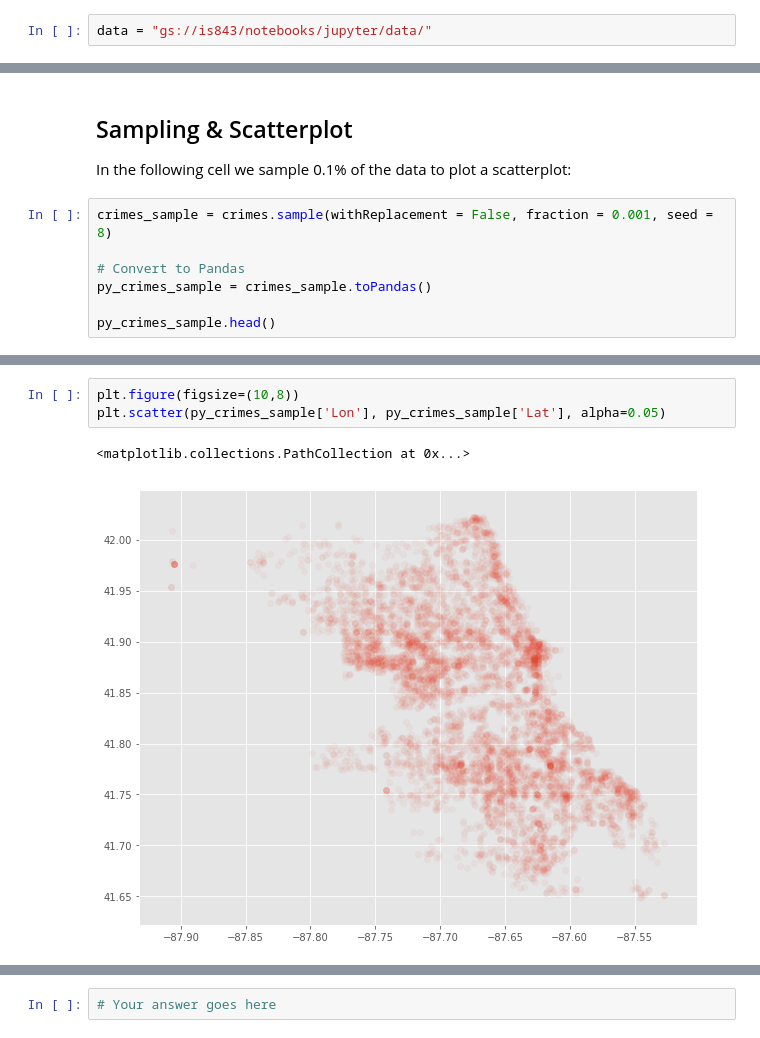
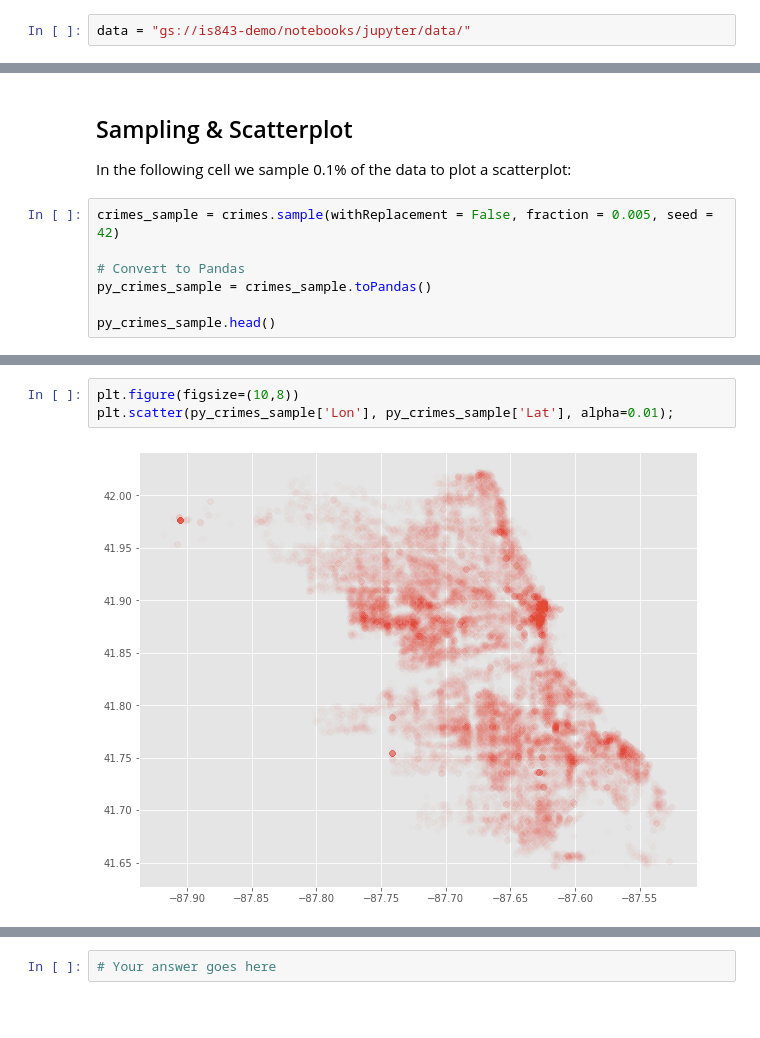
Before and after one commit to soltaniehha/Big-Data-Analytics-for-Business, a Jupyter notebook: 08-EDA-and-Data-Sources/01-EDA.ipynb, the cells around one changed output, grey strips where cells are left out. Drawn from its saved outputs; the diff is of its cells as text; blank space fills up the shorter version.

```diff
--- a/08-EDA-and-Data-Sources/01-EDA.ipynb
+++ b/08-EDA-and-Data-Sources/01-EDA.ipynb
@@ -28,5 +5,5 @@ You may then comment out the above cell so it doesn't get executed again.
 # %%
-data = "gs://is843/notebooks/jupyter/data/"
+data = "gs://is843-demo/notebooks/jupyter/data/"
 # %% [markdown]
 # Exploratory Data Analysis or Data Profiling
 
@@ -489,7 +469,7 @@ Text(0.5,1,'Number of Crimes per Month')
 ## Sampling & Scatterplot
 In the following cell we sample 0.1% of the data to plot a scatterplot:
 # %%
-crimes_sample = crimes.sample(withReplacement = False, fraction = 0.001, seed = 8)
+crimes_sample = crimes.sample(withReplacement = False, fraction = 0.005, seed = 42)
 
 # Convert to Pandas
 py_crimes_sample = crimes_sample.toPandas()
@@ -505,9 +485,8 @@ py_crimes_sample.head()
 # %%
 plt.figure(figsize=(10,8))
-plt.scatter(py_crimes_sample['Lon'], py_crimes_sample['Lat'], alpha=0.05)
+plt.scatter(py_crimes_sample['Lon'], py_crimes_sample['Lat'], alpha=0.01);
 # %% [output]
-<matplotlib.collections.PathCollection at 0x...>
-[figure, old version]
+[figure, new version]
 # %% [markdown]
 <img src="https://github.com/soltaniehha/Big-Data-Analytics-for-Business/blob/master/figs/07-01-Chicago.png?raw=true" width="600" align="left"/>
 # %% [markdown]
```
Also changed, not shown: parts of 32 cells of this notebook.
